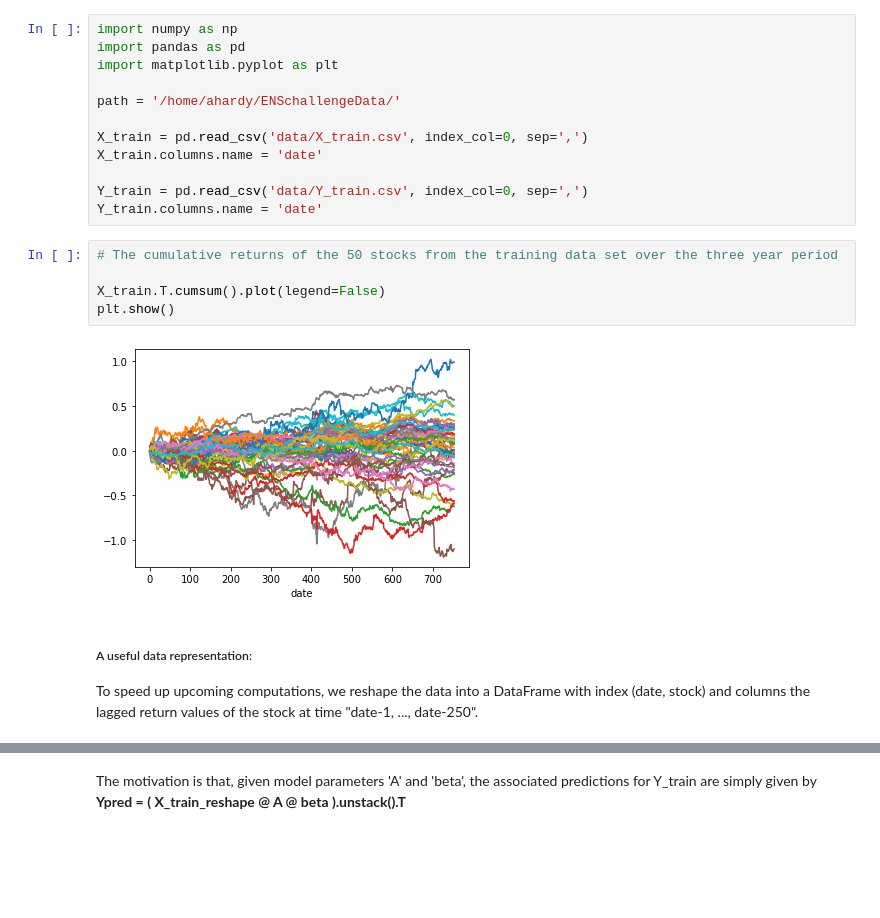
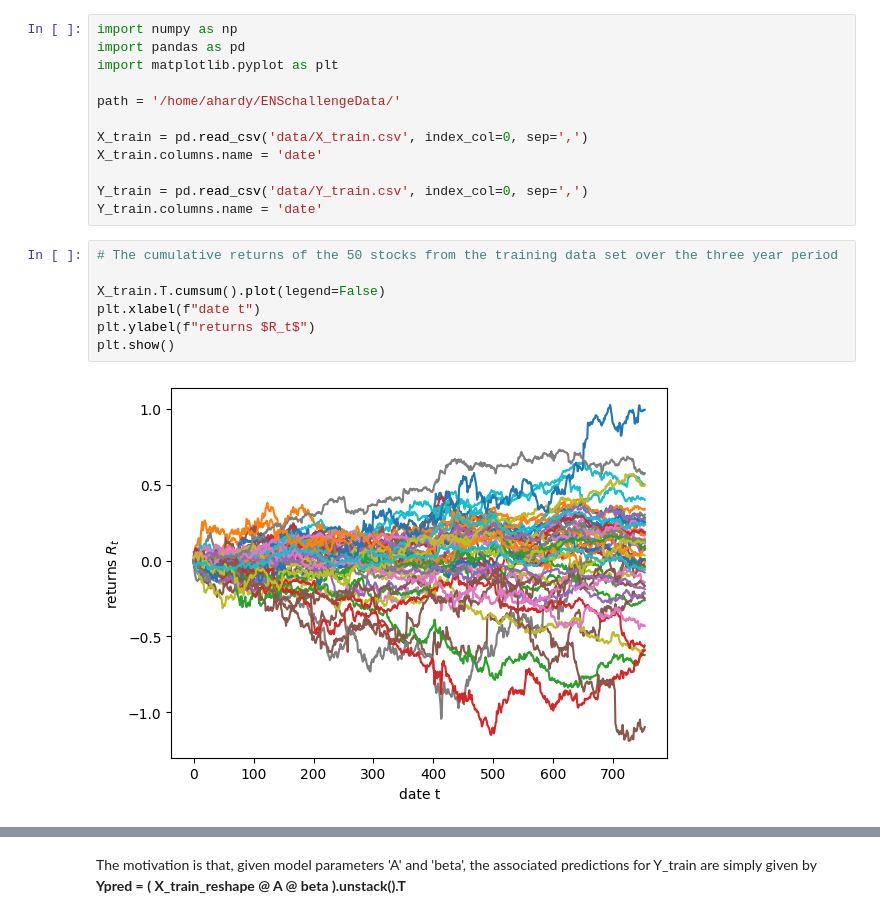
Before and after one commit to charlesdezons/QRT_Challenge_MFD, a Jupyter notebook: ENS_QRT22_V1.ipynb, the cells around one changed output, grey strips where cells are left out. Saved outputs shown, nothing was run; the diff lists cells and outputs as text; blank space fills up the shorter version.

```diff
--- a/ENS_QRT22_V1.ipynb
+++ b/ENS_QRT22_V1.ipynb
@@ -19,11 +19,9 @@ Y_train.columns.name = 'date'
 # %%
 # The cumulative returns of the 50 stocks from the training data set over the three year period
 
 X_train.T.cumsum().plot(legend=False)
+plt.xlabel(f"date t")
+plt.ylabel(f"returns $R_t$")
 plt.show()
 # %% [output]
-[figure, old version]
+[figure, new version]
-# %% [markdown]
-##### A useful data representation:
-
-To speed up upcoming computations, we reshape the data  into a DataFrame with index (date, stock) and columns the lagged return values of the stock at time "date-1, ..., date-250".
```
Also changed, not shown: parts of 10 cells of this notebook, 11 other files.
